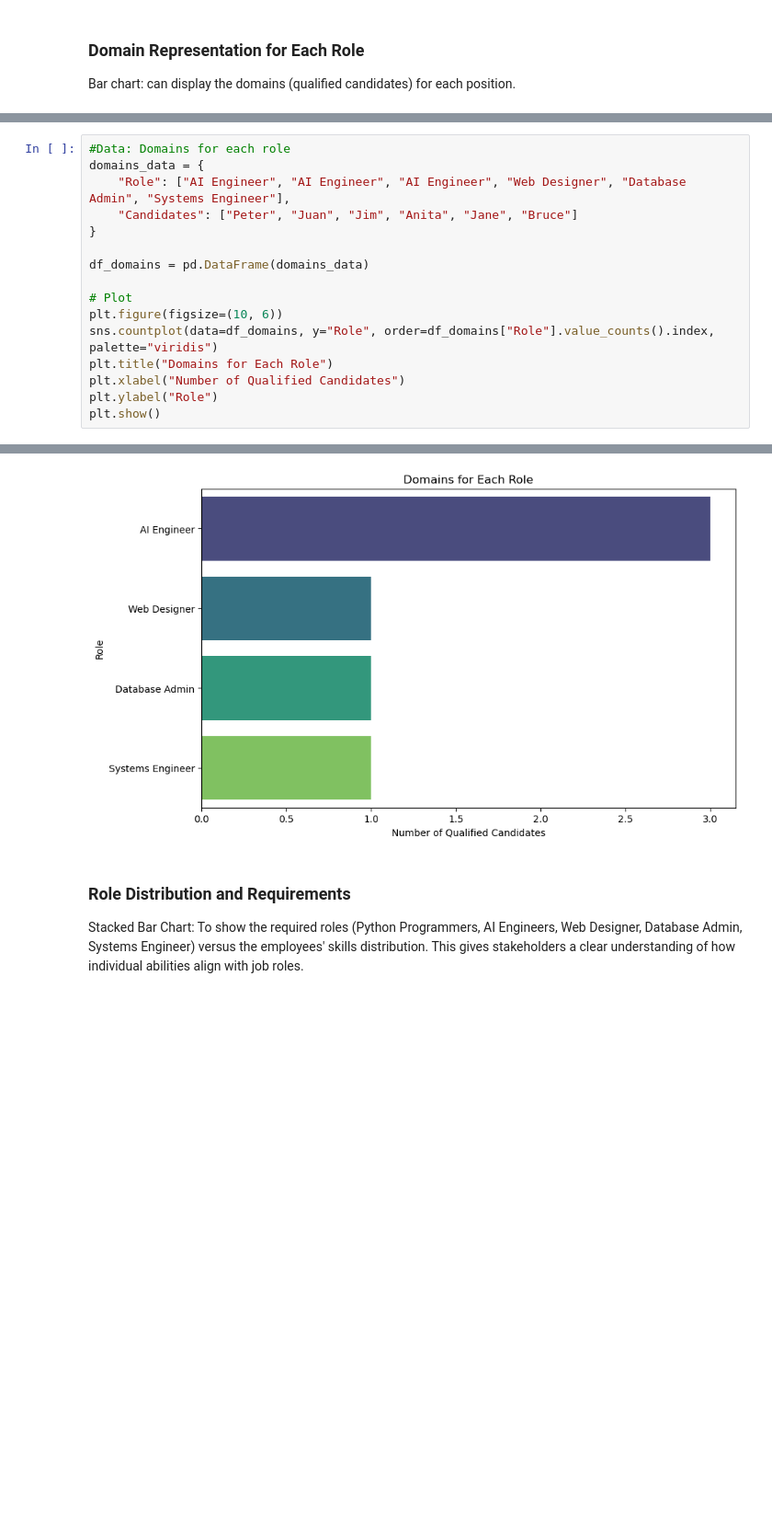
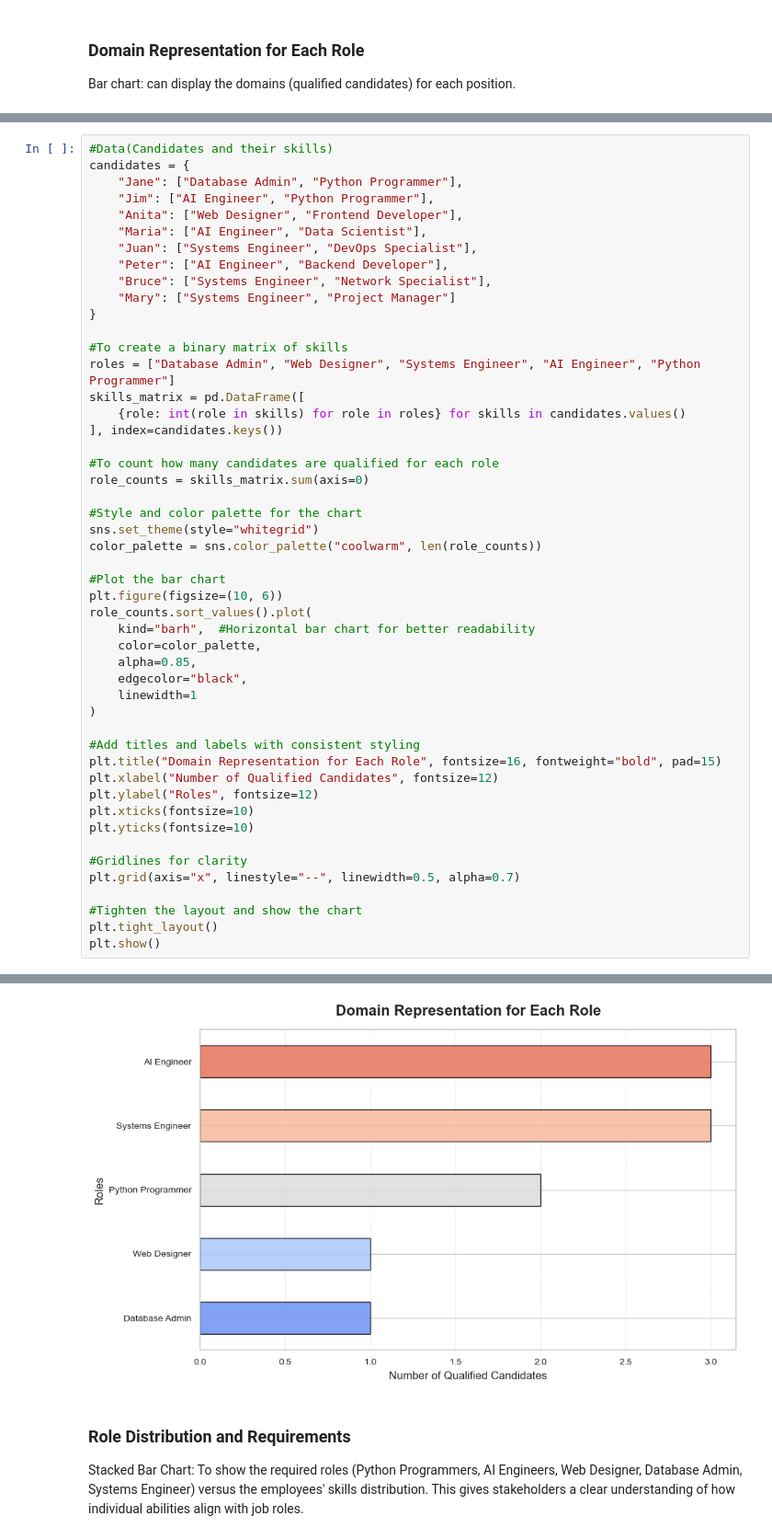
Before and after one commit to missalexityy/ca2-integrated-2021258, a Jupyter notebook: AlessandraCaballero_AI_DV_ICA.ipynb, the cells around one changed output, grey strips where cells are left out. Shown at 92% size. Saved outputs shown, nothing was run; the diff lists cells and outputs as text; blank space fills up the shorter version.

```diff
--- a/AlessandraCaballero_AI_DV_ICA.ipynb
+++ b/AlessandraCaballero_AI_DV_ICA.ipynb
@@ -308,17 +312,50 @@ Bar chart: can display the domains (qualified candidates) for each position.
 # %%
-#Data: Domains for each role
-domains_data = {
-    "Role": ["AI Engineer", "AI Engineer", "AI Engineer", "Web Designer", "Database Admin", "Systems Engineer"],
-    "Candidates": ["Peter", "Juan", "Jim", "Anita", "Jane", "Bruce"]
+#Data(Candidates and their skills)
+candidates = {
+    "Jane": ["Database Admin", "Python Programmer"],
+    "Jim": ["AI Engineer", "Python Programmer"],
+    "Anita": ["Web Designer", "Frontend Developer"],
+    "Maria": ["AI Engineer", "Data Scientist"],
+    "Juan": ["Systems Engineer", "DevOps Specialist"],
+    "Peter": ["AI Engineer", "Backend Developer"],
+    "Bruce": ["Systems Engineer", "Network Specialist"],
+    "Mary": ["Systems Engineer", "Project Manager"]
 }
 
-df_domains = pd.DataFrame(domains_data)
+#To create a binary matrix of skills
+roles = ["Database Admin", "Web Designer", "Systems Engineer", "AI Engineer", "Python Programmer"]
+skills_matrix = pd.DataFrame([
+    {role: int(role in skills) for role in roles} for skills in candidates.values()
+], index=candidates.keys())
 
-# Plot
+#To count how many candidates are qualified for each role
+role_counts = skills_matrix.sum(axis=0)
+
+#Style and color palette for the chart
+sns.set_theme(style="whitegrid")
+color_palette = sns.color_palette("coolwarm", len(role_counts))
+
+#Plot the bar chart
 plt.figure(figsize=(10, 6))
-sns.countplot(data=df_domains, y="Role", order=df_domains["Role"].value_counts().index, palette="viridis")
-plt.title("Domains for Each Role")
-plt.xlabel("Number of Qualified Candidates")
-plt.ylabel("Role")
+role_counts.sort_values().plot(
+    kind="barh",  #Horizontal bar chart for better readability
+    color=color_palette,
+    alpha=0.85,
+    edgecolor="black",
+    linewidth=1
+)
+
+#Add titles and labels with consistent styling
+plt.title("Domain Representation for Each Role", fontsize=16, fontweight="bold", pad=15)
+plt.xlabel("Number of Qualified Candidates", fontsize=12)
+plt.ylabel("Roles", fontsize=12)
+plt.xticks(fontsize=10)
+plt.yticks(fontsize=10)
+
+#Gridlines for clarity
+plt.grid(axis="x", linestyle="--", linewidth=0.5, alpha=0.7)
+
+#Tighten the layout and show the chart
+plt.tight_layout()
 plt.show()
 # %% [output]
@@ -328,4 +362,4 @@ Passing `palette` without assigning `hue` is deprecated and will be removed in v
-[figure, old version]
+[figure, new version]
 # %% [markdown]
 ### Role Distribution and Requirements
 Stacked Bar Chart: To show the required roles (Python Programmers, AI Engineers, Web Designer, Database Admin, Systems Engineer) versus the employees' skills distribution. This gives stakeholders a clear understanding of how individual abilities align with job roles.
```
Also changed, not shown: parts of 6 cells of this notebook.
